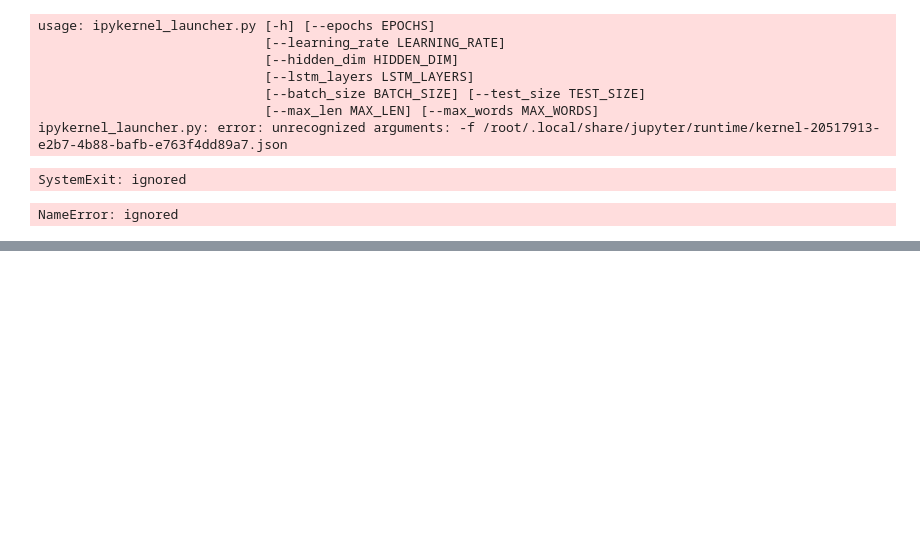
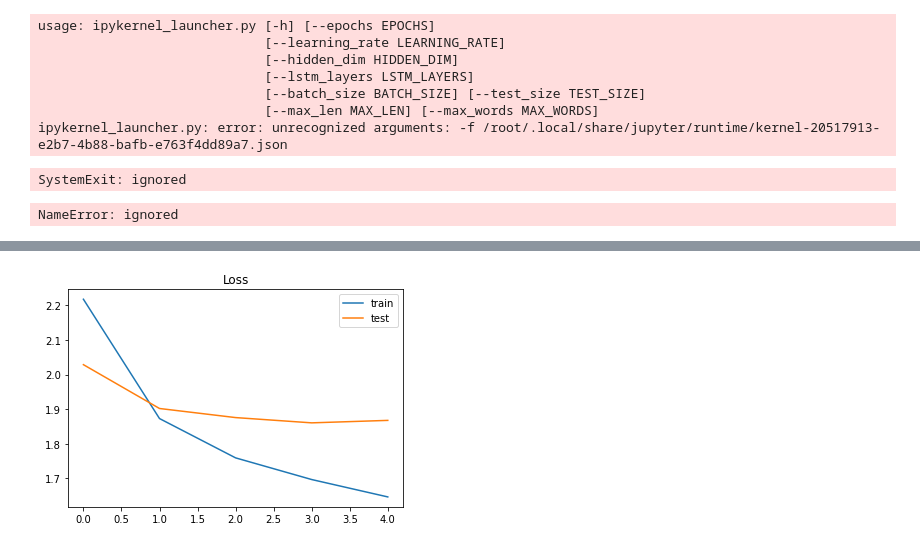
Before and after one commit to thainhf/new-taggerbot-training-model, a Jupyter notebook: Clean_data_taggerbot.ipynb, the cells around one changed output, grey strips where cells are left out. Cells and saved outputs as stored; diff of their text form; code cells hidden in the pictures; blank space fills up the shorter version.

```diff
--- a/Clean_data_taggerbot.ipynb
+++ b/Clean_data_taggerbot.ipynb
@@ -256,0 +334,4 @@ from sklearn.model_selection import train_test_split
+# %%
+# Convert output label into numeric values
+Y = pd.get_dummies(df_train_main['tag']).values
+print('Shape of label tensor:', Y.shape)
@@ -257,4 +350,4 @@ from sklearn.model_selection import train_test_split
 # %%
-train_df = df_train_main[['token', 'tag']]
-
-x_train, x_test, y_train, y_test = train_test_split(train_df['token'], train_df['tag'], test_size=0.33, random_state=42)
+x_train, x_test, y_train, y_test = train_test_split(X, Y, test_size=0.33, random_state=42)
+print(x_train.shape, y_train.shape)
+print(x_test.shape, y_test.shape)
@@ -600,0 +727,4 @@ NameError: ignored
+# %%
+batch_size = 32
+seed = 42
+num_label = len(Y[0])
@@ -600,0 +733,24 @@ NameError: ignored
+# %%
+model = Sequential()
+model.add(Embedding(MAX_NB_WORDS, EMBEDDING_DIM, input_length=X.shape[1]))
+model.add(SpatialDropout1D(0.2))
+model.add(LSTM(100, dropout=0.2, recurrent_dropout=0.2))
+model.add(Dense(num_label, activation='softmax'))
+model.compile(loss='categorical_crossentropy',
+              optimizer='adam', metrics=['accuracy'])
+
+epochs = 5
+batch_size = 64
+
+time_start = time.time()
+
+history = model.fit(x_train, y_train,
+                    epochs=epochs,
+                    batch_size=batch_size,
+                    validation_split=0.1,
+                    callbacks=[EarlyStopping(monitor='val_loss',
+                                             patience=3,
+                                             min_delta=0.0001)])
+
+time_end = time.time()
+print('Running Time = ', time_end-time_start)
@@ -600,0 +782,8 @@ NameError: ignored
+# %%
+plt.title('Loss')
+plt.plot(history.history['loss'], label='train')
+plt.plot(history.history['val_loss'], label='test')
+plt.legend()
+plt.show();
+# %% [output]
+[figure, added]
```
Also changed, not shown: parts of 25 cells of this notebook.
